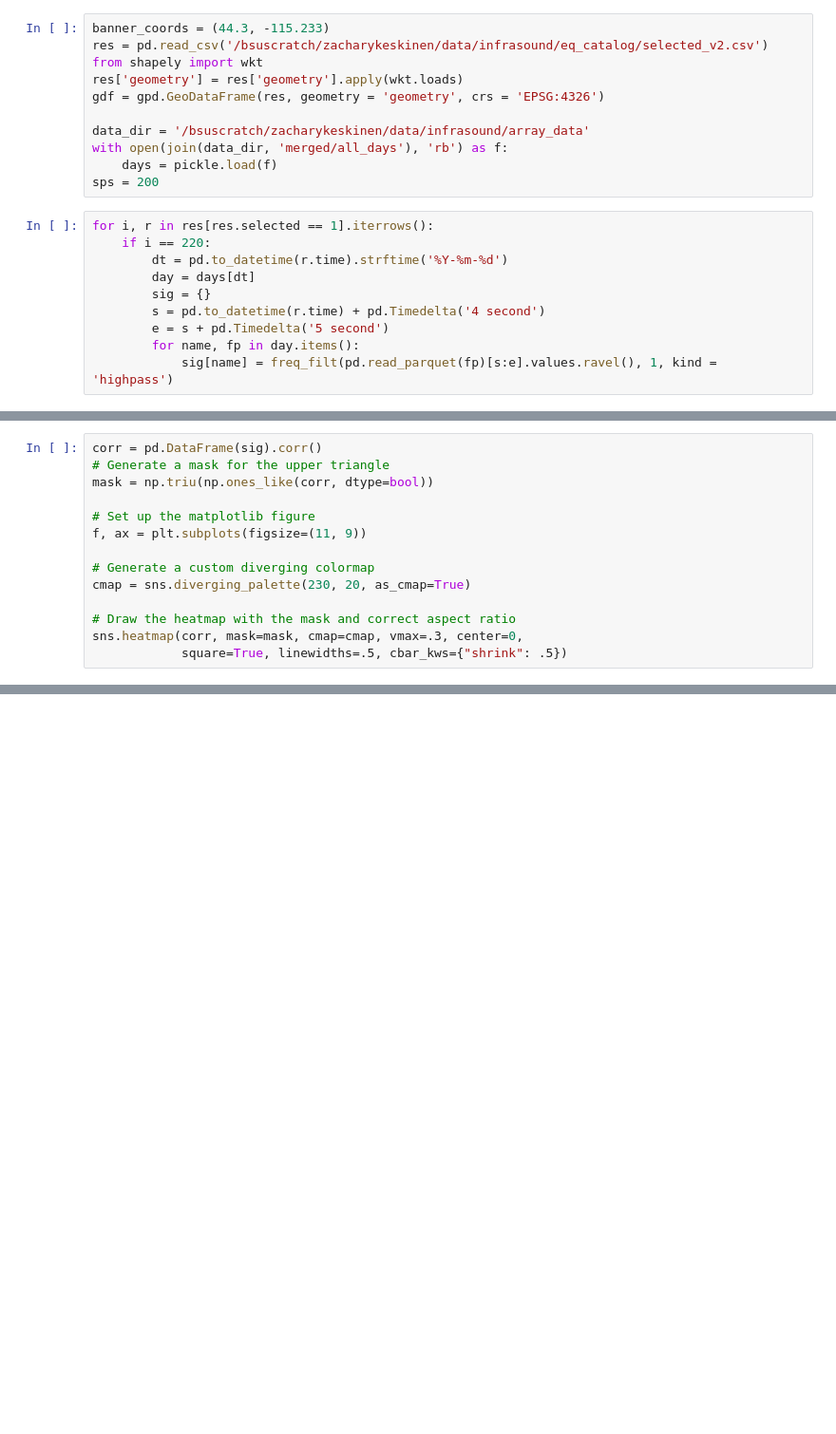
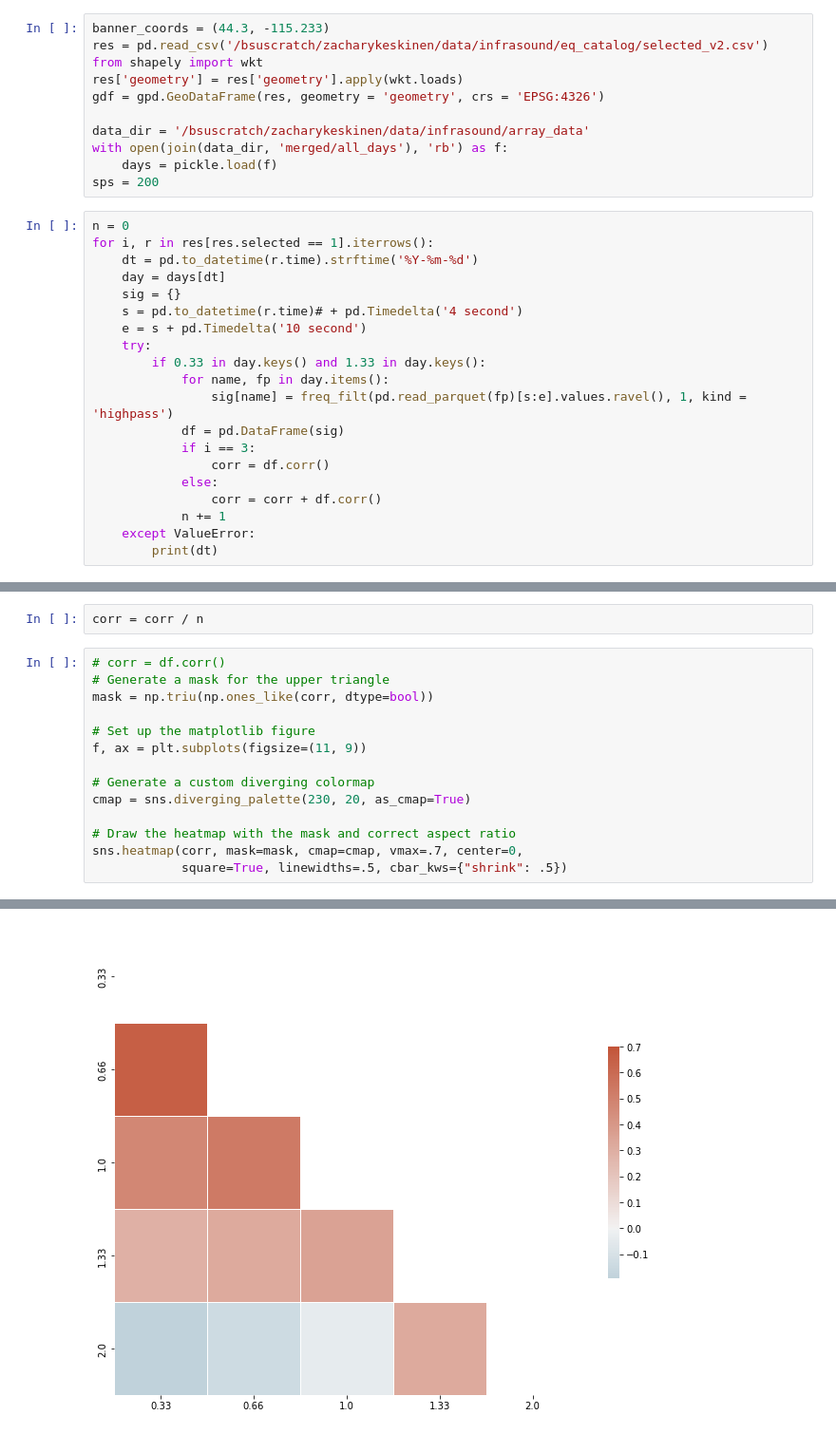
Before and after one commit to ZachHoppinen/infrasound-snow-attenuation, a Jupyter notebook: src/eq_analysis/pearson_r.ipynb, the cells around one changed output, grey strips where cells are left out. Shown at 95% size. Saved outputs shown, nothing was run; the diff lists cells and outputs as text; blank space fills up the shorter version.

```diff
--- a/src/eq_analysis/pearson_r.ipynb
+++ b/src/eq_analysis/pearson_r.ipynb
@@ -24,12 +21,22 @@ with open(join(data_dir, 'merged/all_days'), 'rb') as f:
     days = pickle.load(f)
 sps = 200
 # %%
+n = 0
 for i, r in res[res.selected == 1].iterrows():
-    if i == 220:
-        dt = pd.to_datetime(r.time).strftime('%Y-%m-%d')
-        day = days[dt]
-        sig = {}
-        s = pd.to_datetime(r.time) + pd.Timedelta('4 second')
-        e = s + pd.Timedelta('5 second')
-        for name, fp in day.items():
-            sig[name] = freq_filt(pd.read_parquet(fp)[s:e].values.ravel(), 1, kind = 'highpass')
+    dt = pd.to_datetime(r.time).strftime('%Y-%m-%d')
+    day = days[dt]
+    sig = {}
+    s = pd.to_datetime(r.time)# + pd.Timedelta('4 second')
+    e = s + pd.Timedelta('10 second')
+    try:
+        if 0.33 in day.keys() and 1.33 in day.keys():
+            for name, fp in day.items():
+                sig[name] = freq_filt(pd.read_parquet(fp)[s:e].values.ravel(), 1, kind = 'highpass')
+            df = pd.DataFrame(sig)
+            if i == 3:
+                corr = df.corr()
+            else:
+                corr = corr + df.corr()
+            n += 1
+    except ValueError:
+        print(dt)
@@ -36,5 +54,7 @@ for i, r in res[res.selected == 1].iterrows():
+# %%
+corr = corr / n
 # %%
-corr = pd.DataFrame(sig).corr()
+# corr = df.corr()
 # Generate a mask for the upper triangle
 mask = np.triu(np.ones_like(corr, dtype=bool))
 
@@ -45,6 +65,6 @@ f, ax = plt.subplots(figsize=(11, 9))
 cmap = sns.diverging_palette(230, 20, as_cmap=True)
 
 # Draw the heatmap with the mask and correct aspect ratio
-sns.heatmap(corr, mask=mask, cmap=cmap, vmax=.3, center=0,
+sns.heatmap(corr, mask=mask, cmap=cmap, vmax=.7, center=0,
             square=True, linewidths=.5, cbar_kws={"shrink": .5})
 # %% [output]
@@ -56,0 +72 @@ sns.heatmap(corr, mask=mask, cmap=cmap, vmax=.3, center=0,
+[figure, added]
```
Also changed, not shown: parts of 6 cells of this notebook.
